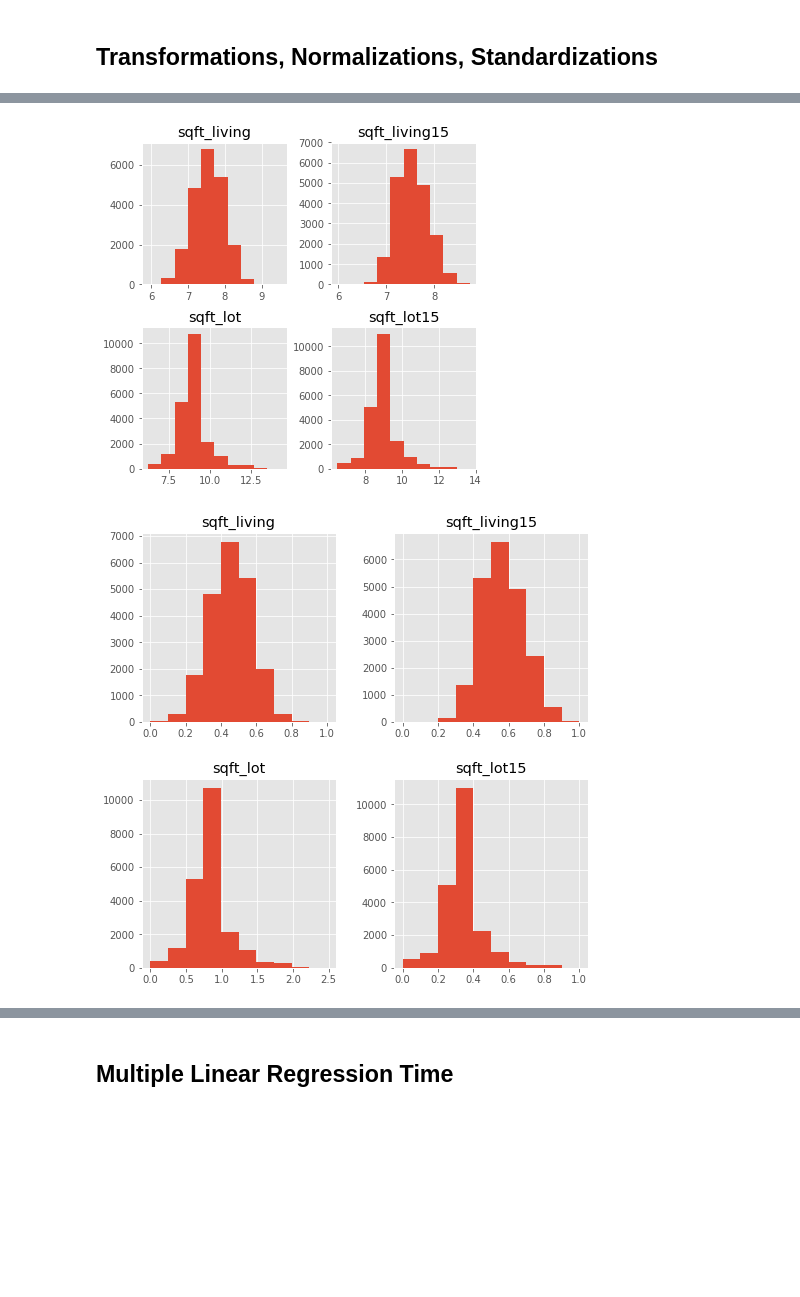
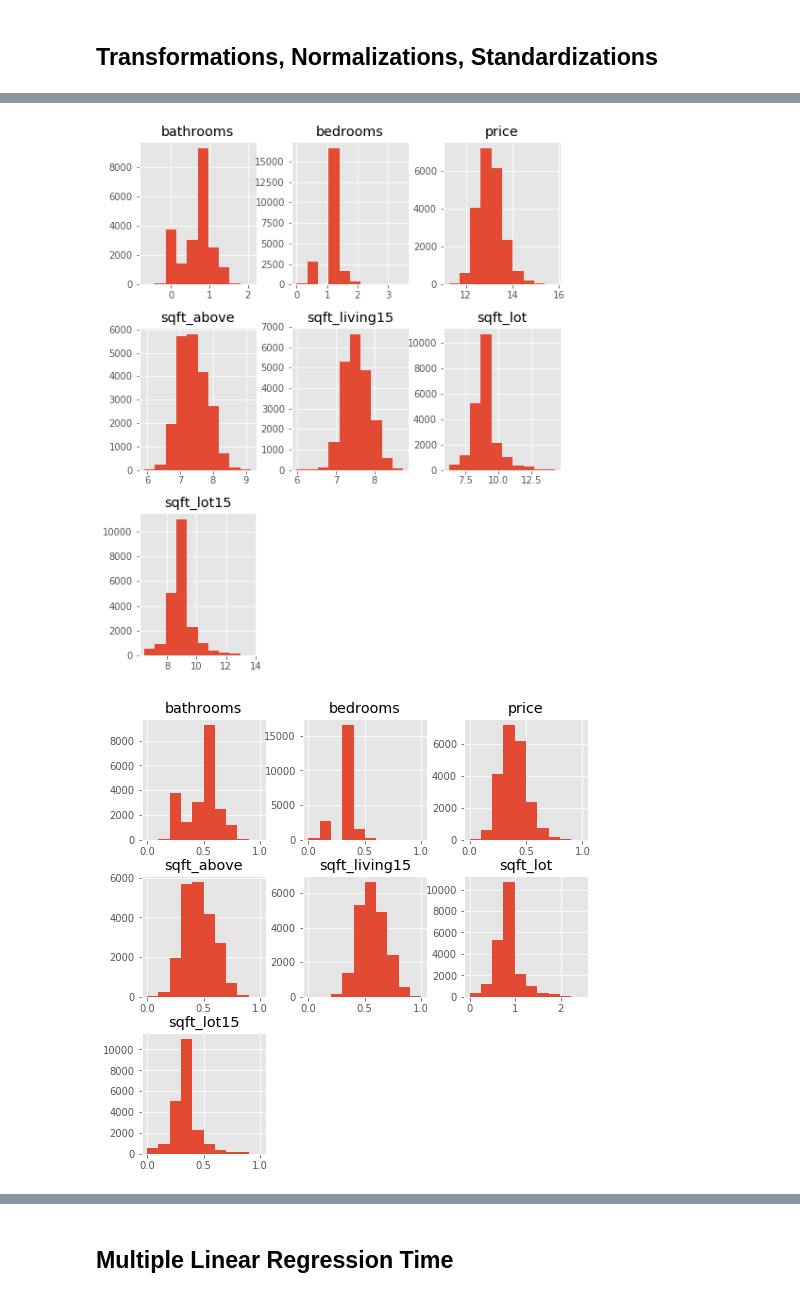
Before and after one commit to ilindgren/dsc-v2-mod1-final-project-online-ds-pt-061019, a Jupyter notebook: Isabella_Lindgren_FP1.ipynb, the cells around one changed output, grey strips where cells are left out. Saved outputs shown, nothing was run; the diff lists cells and outputs as text; code cells hidden in the pictures; blank space fills up the shorter version.

```diff
--- a/Isabella_Lindgren_FP1.ipynb
+++ b/Isabella_Lindgren_FP1.ipynb
@@ -842,6 +914,6 @@ kc.head()
 # %%
-view_dummy = pd.get_dummies(kc.view, prefix="view")
-kc = kc.drop(["view"], axis=1)
-kc = pd.concat([kc, view_dummy], axis=1)
+yr_built_dummy = pd.get_dummies(kc.yr_built, prefix="yr_built", drop_first = True)
+kc = kc.drop(["yr_built"], axis=1)
+kc = pd.concat([kc, yr_built_dummy], axis=1)
 kc.head()
 # %% [output]
@@ -855,6 +927,6 @@ kc.head()
 # %%
-condition_dummy = pd.get_dummies(kc.condition, prefix="condition")
-kc = kc.drop(["condition"], axis=1)
-kc = pd.concat([kc, condition_dummy], axis=1)
+yr_renovated_dummy = pd.get_dummies(kc.yr_renovated, prefix="yr_renovated", drop_first = True)
+kc = kc.drop(["yr_renovated"], axis=1)
+kc = pd.concat([kc, yr_renovated_dummy], axis=1)
 kc.head()
 # %% [output]
@@ -939 +962,8 @@ import statsmodels.stats.api as sms
+# %%
+# Let's drop zip code since that would create too many columns for this current analysis
+kc = kc.drop(["zipcode"], axis=1)
+# Let's drop date sold since it won't be very helpful to our question
+kc = kc.drop(["date"], axis=1)
+# Let's drop 'id' since it doesn't mean much in correlation with price
+kc = kc.drop(["id"], axis=1)
 # %%
@@ -992,6 +1031,6 @@ abs(kc_cont.corr())>0.75
 # %%
-# sqft_above is most problematic since it is highly correlated with sqft_living so remove this from dataset
-kc = kc.drop("sqft_above",axis=1)
+# sqft_living is most problematic since it is highly correlated the most variables so remove this from dataset
+kc = kc.drop("sqft_living",axis=1)
 # %%
 #kc.head()
 # specify categorical and data and see which variables are correlated
@@ -1057,31 +1107,49 @@ pd.plotting.scatter_matrix(kc[x_cols], figsize=(10,12));
 # %%
 # Let's look at log transformation on continuous variables
-#Continuous data: date, sqft_living, sqft_lot, sqft_above, lat, long, sqft_living15, sqft_lot15
-# We removed sqft_above since it is highly correlated with two other variables
+#Continuous data: bedrooms, bathrooms, price, sqft_lot, sqft_above, lat, long, sqft_living15, sqft_lot15
+# We removed sqft_living since it is highly correlated with two other variables
 data_log= pd.DataFrame([])
-data_log["sqft_living"] = np.log(kc["sqft_living"])
+data_log["bedrooms"] = np.log(kc["bedrooms"])
+data_log["bathrooms"] = np.log(kc["bathrooms"])
+data_log["price"] = np.log(kc["price"])
+data_log["sqft_above"] = np.log(kc["sqft_above"])
 data_log["sqft_lot"] = np.log(kc["sqft_lot"])
 data_log["sqft_living15"] = np.log(kc["sqft_living15"])
 data_log["sqft_lot15"] = np.log(kc["sqft_lot15"])
+# data_log["lat"] = np.log(kc['lat'])    # Attempted to log transform lat and long since they are continuous but
+# data_log["long"] = np.log(kc['long'])  # Can't transform long since it is negative and will result in NaNs
+                                         # Thus did not transform lat and long variables
 
-data_log.hist(figsize  = [6, 6]);
+data_log.hist(figsize  = [8, 10]);
 # %% [output]
-[figure, old version]
+[figure, new version]
 # %%
 #log transform all continuous variables we are keeping
-logsqft_living = data_log["sqft_living"]
+logbedrooms = data_log["bedrooms"]
+logbathrooms = data_log["bathrooms"]
+logprice = data_log["price"]
+logsqft_above = data_log["sqft_above"]
 logsqft_lot = data_log["sqft_lot"]
 logsqft_living15 = data_log["sqft_living15"]
 logsqft_lot15 = data_log["sqft_lot15"]
+#loglat = data_log["lat"]
+#loglong = data_log["long"]
+
 
 kc_features_final= pd.DataFrame([])
 
 # Use min max scaling on all continuous variables
-kc_features_final["sqft_living"] = (logsqft_living-min(logsqft_living))/(max(logsqft_living)-min(logsqft_living))
+
+kc_features_final["bedrooms"] = (logbedrooms-min(logbedrooms))/(max(logbedrooms)-min(logbedrooms))
+kc_features_final["bathrooms"] = (logbathrooms-min(logbathrooms))/(max(logbathrooms)-min(logbathrooms))
+kc_features_final["price"] = (logprice-min(logprice))/(max(logprice)-min(logprice))
+kc_features_final["sqft_above"] = (logsqft_above-min(logsqft_above))/(max(logsqft_above)-min(logsqft_above))
 kc_features_final["sqft_lot"] = (logsqft_lot-min(logsqft_lot))/(max(logsqft_living)-min(logsqft_lot))
 kc_features_final["sqft_living15"] = (logsqft_living15-min(logsqft_living15))/(max(logsqft_living15)-min(logsqft_living15))
 kc_features_final["sqft_lot15"] = (logsqft_lot15-min(logsqft_lot15))/(max(logsqft_lot15)-min(logsqft_lot15))
+#kc_features_final["lat"] = (loglat-min(loglat))/(max(loglat)-min(loglat))
+#kc_features_final["long"] = (loglong-min(loglong))/(max(loglong)-min(loglong))
 
 kc_features_final.hist(figsize  = [8, 8]);
 # %% [output]
-[figure, old version]
+[figure, new version]
```
Also changed, not shown: parts of 145 cells of this notebook.
